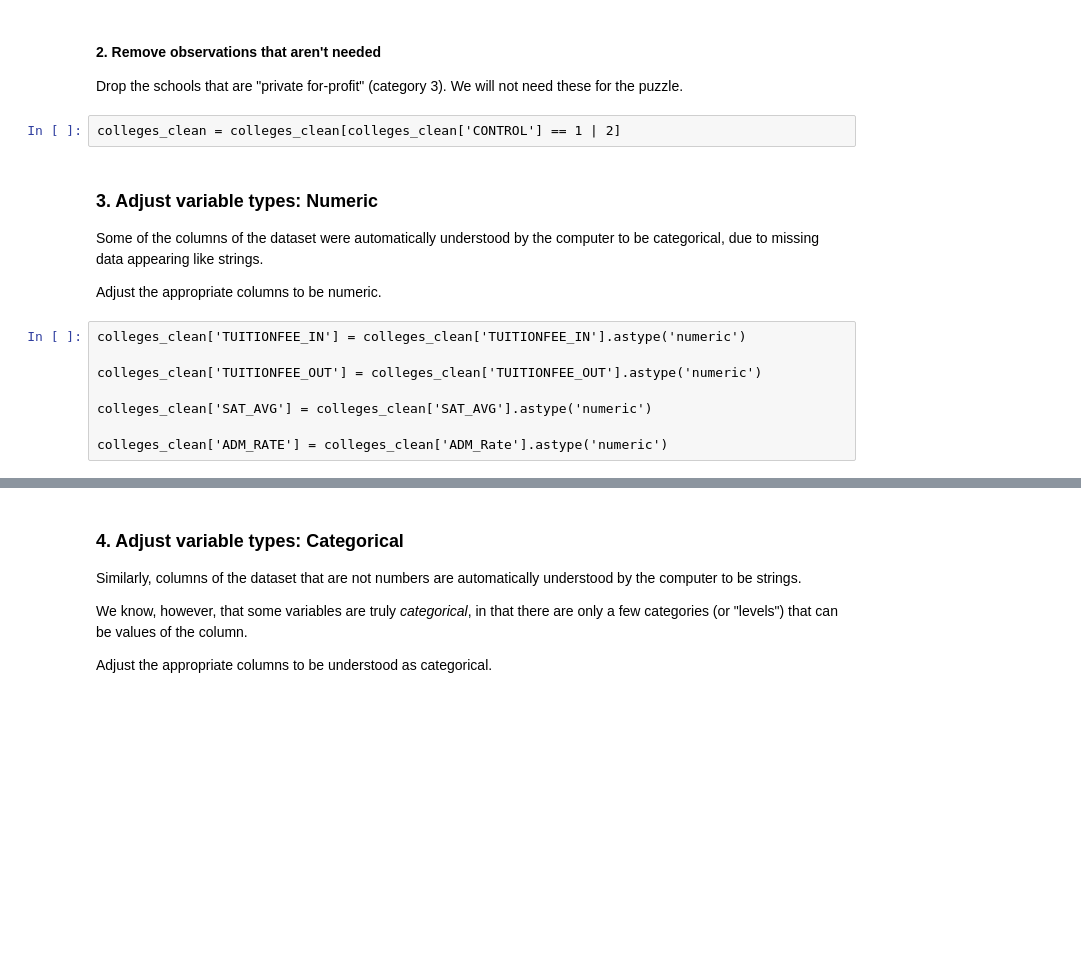
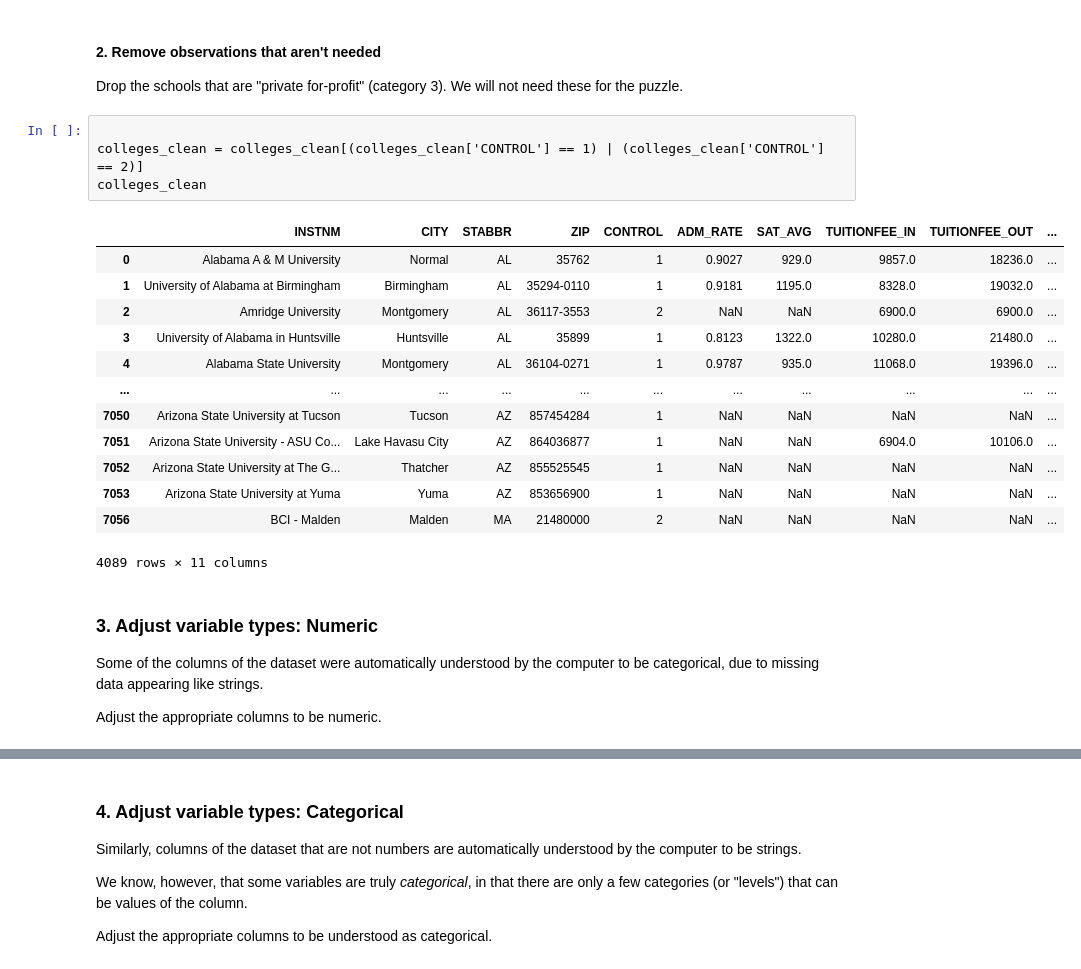
Before and after one commit to wkapner/GSB_544, a Jupyter notebook: Practice_Activities/PA_wrangle.ipynb, the cells around one changed output, grey strips where cells are left out. Cells and saved outputs as stored; diff of their text form; blank space fills up the shorter version.

```diff
--- a/Practice_Activities/PA_wrangle.ipynb
+++ b/Practice_Activities/PA_wrangle.ipynb
@@ -106,18 +121,26 @@ colleges_clean = colleges[['INSTNM', 'CITY', 'STABBR', 'ZIP', 'CONTROL', 'ADM_RA
 
 Drop the schools that are "private for-profit" (category 3).  We will not need these for the puzzle.
 # %%
-colleges_clean = colleges_clean[colleges_clean['CONTROL'] == 1 | 2]
+
+colleges_clean = colleges_clean[(colleges_clean['CONTROL'] == 1) | (colleges_clean['CONTROL'] == 2)]
+colleges_clean
+# %% [output]
+|  | INSTNM | CITY | STABBR | ZIP | CONTROL | ADM_RATE | SAT_AVG | TUITIONFEE_IN | TUITIONFEE_OUT | ... |
+| 0 | Alabama A & M University | Normal | AL | 35762 | 1 | 0.9027 | 929.0 | 9857.0 | 18236.0 | ... |
+| 1 | University of Alabama at Birmingham | Birmingham | AL | 35294-0110 | 1 | 0.9181 | 1195.0 | 8328.0 | 19032.0 | ... |
+| 2 | Amridge University | Montgomery | AL | 36117-3553 | 2 | NaN | NaN | 6900.0 | 6900.0 | ... |
+| 3 | University of Alabama in Huntsville | Huntsville | AL | 35899 | 1 | 0.8123 | 1322.0 | 10280.0 | 21480.0 | ... |
+| 4 | Alabama State University | Montgomery | AL | 36104-0271 | 1 | 0.9787 | 935.0 | 11068.0 | 19396.0 | ... |
+| ... | ... | ... | ... | ... | ... | ... | ... | ... | ... | ... |
+| 7050 | Arizona State University at Tucson | Tucson | AZ | 857454284 | 1 | NaN | NaN | NaN | NaN | ... |
+| 7051 | Arizona State University - ASU Co... | Lake Havasu City | AZ | 864036877 | 1 | NaN | NaN | 6904.0 | 10106.0 | ... |
+| 7052 | Arizona State University at The G... | Thatcher | AZ | 855525545 | 1 | NaN | NaN | NaN | NaN | ... |
+| 7053 | Arizona State University at Yuma | Yuma | AZ | 853656900 | 1 | NaN | NaN | NaN | NaN | ... |
+| 7056 | BCI - Malden | Malden | MA | 21480000 | 2 | NaN | NaN | NaN | NaN | ... |
+4089 rows × 11 columns
 # %% [markdown]
 ### 3. Adjust variable types: Numeric
 
 Some of the columns of the dataset were automatically understood by the computer to be categorical, due to missing data appearing like strings.
 
 Adjust the appropriate columns to be numeric.
-# %%
-colleges_clean['TUITIONFEE_IN'] = colleges_clean['TUITIONFEE_IN'].astype('numeric')
-
-colleges_clean['TUITIONFEE_OUT'] = colleges_clean['TUITIONFEE_OUT'].astype('numeric')
-
-colleges_clean['SAT_AVG'] = colleges_clean['SAT_AVG'].astype('numeric')
-
-colleges_clean['ADM_RATE'] = colleges_clean['ADM_Rate'].astype('numeric')
```
Also changed, not shown: parts of 15 cells of this notebook, 2 other files.
